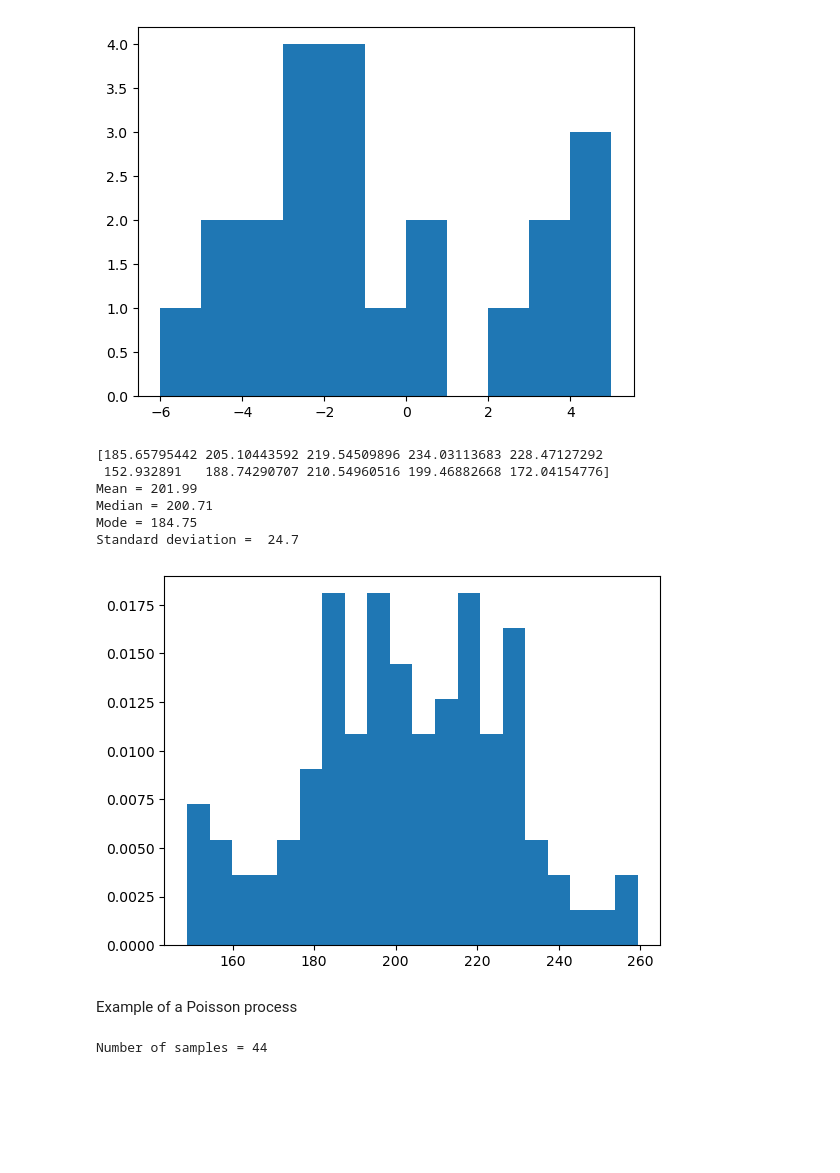
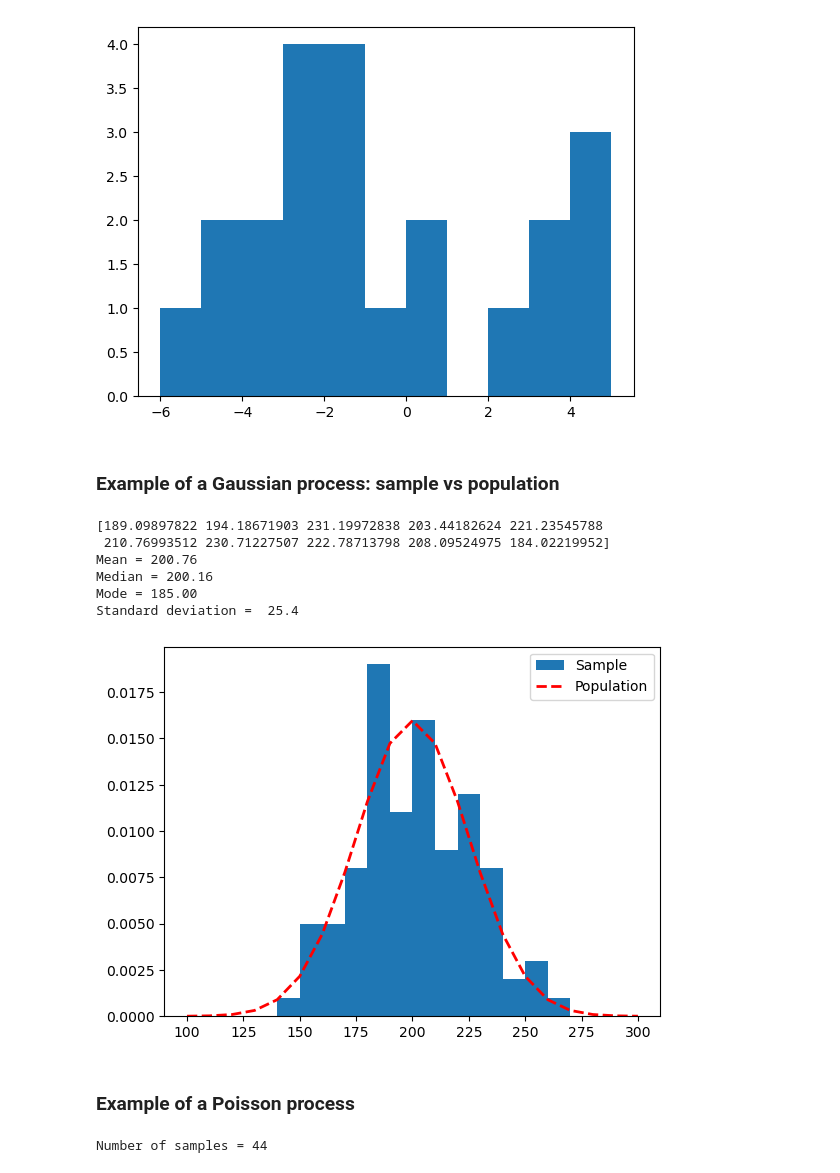
Before and after one commit to ds-connectors/Physics-88-SP23, a Jupyter notebook: Week07/L05/Lecture05.ipynb, the cells around one changed output. Saved outputs shown, nothing was run; the diff lists cells and outputs as text; code cells hidden in the pictures; blank space fills up the shorter version.

```diff
--- a/Week07/L05/Lecture05.ipynb
+++ b/Week07/L05/Lecture05.ipynb
@@ -74,33 +74,41 @@ Mean = -1.1
 Median = -2.0
 Standard deviation = 3.3
 [figure]
+# %% [markdown]
+### Example of a Gaussian process: sample vs population
 # %%
+from scipy.stats import norm
+
 # create a set of data and compute mean and variance
-# This creates an array of 100 elements,
+# This creates an array of N elements,
 # gaussian-distributed with mean of 200 and RMS of 25
+N = 100
 mu = 200
 sigma = 25
-x = mu + sigma*np.random.randn(100)
+x = mu + sigma*np.random.randn(N)
 print (x[0:10])
-n, bins, patches = plt.hist(x, 20, density=True)  # NB: new keyword in Matplotlib 3.3
+bins = np.linspace(mu-4*sigma,mu+4*sigma,21)
+n, bins, patches = plt.hist(x, bins, density=True,label='Sample')  # NB: new keyword in Matplotlib 3.3
+plt.plot(bins, norm.pdf(bins, mu, sigma), 'r--',  linewidth=2, label='Population')
+plt.legend()
 
 # various measures of "average value":
 print ('Mean = {0:5.2f}'.format(np.mean(x)))
 print ('Median = {0:5.2f}'.format(np.median(x)))
 print ('Mode = {0:5.2f}'.format(0.5*(bins[np.argmax(n)]+bins[np.argmax(n)+1])))
 
 # measure of the spread
 print ('Standard deviation = {0:5.1f}'.format(np.std(x)))
 # %% [output]
-[185.65795442 205.10443592 219.54509896 234.03113683 228.47127292
- 152.932891   188.74290707 210.54960516 199.46882668 172.04154776]
-Mean = 201.99
-Median = 200.71
-Mode = 184.75
-Standard deviation =  24.7
+[189.09897822 194.18671903 231.19972838 203.44182624 221.23545788
+ 210.76993512 230.71227507 222.78713798 208.09524975 184.02219952]
+Mean = 200.76
+Median = 200.16
+Mode = 185.00
+Standard deviation =  25.4
-[figure, old version]
+[figure, new version]
 # %% [markdown]
-Example of a Poisson process
+### Example of a Poisson process
 # %%
 #x = np.loadtxt('sample_merged.dat',unpack=True)
 x1,x2 = np.loadtxt('sample.dat',unpack=True)
```
Also changed, not shown: parts of 2 cells of this notebook, 1 other file.
